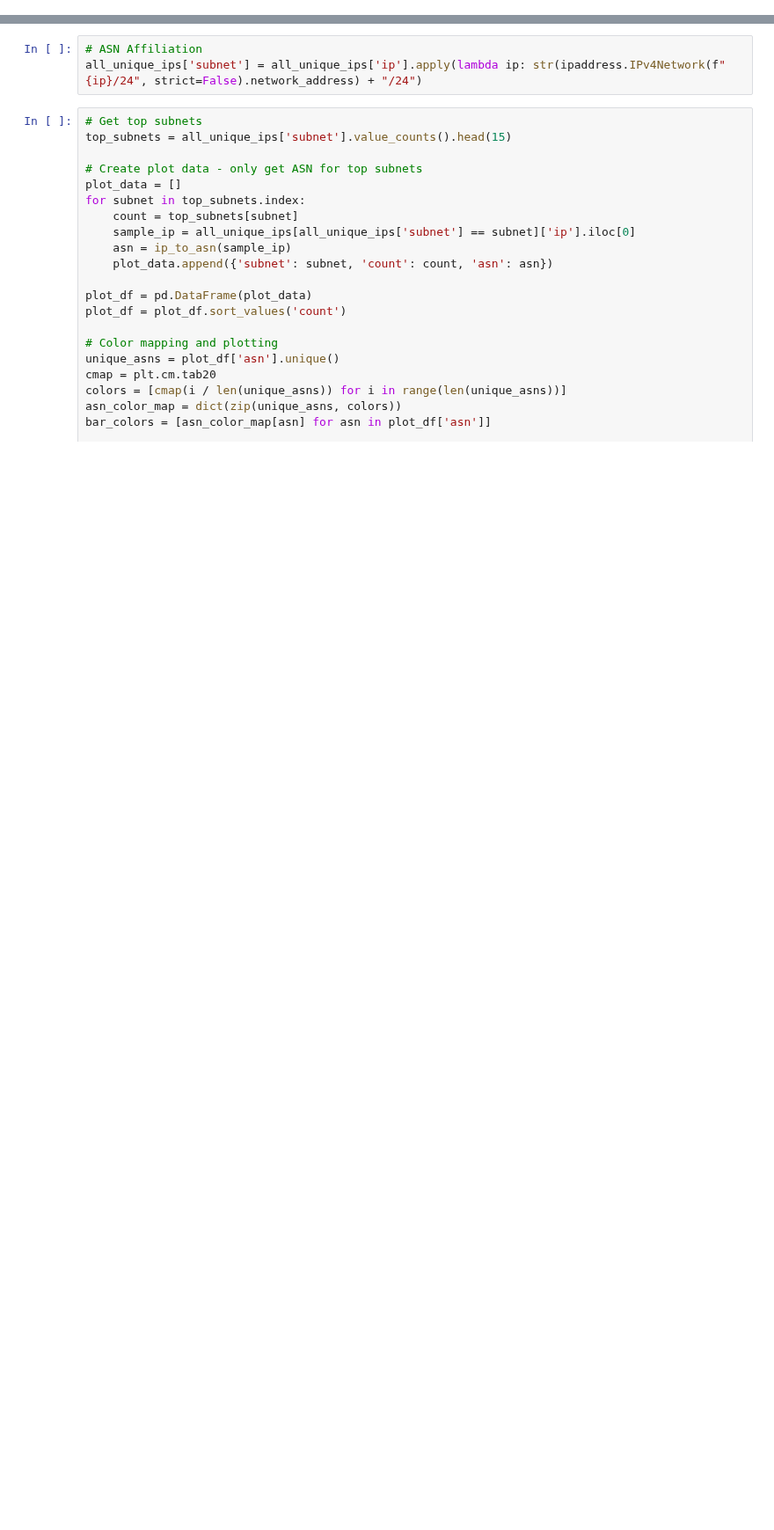
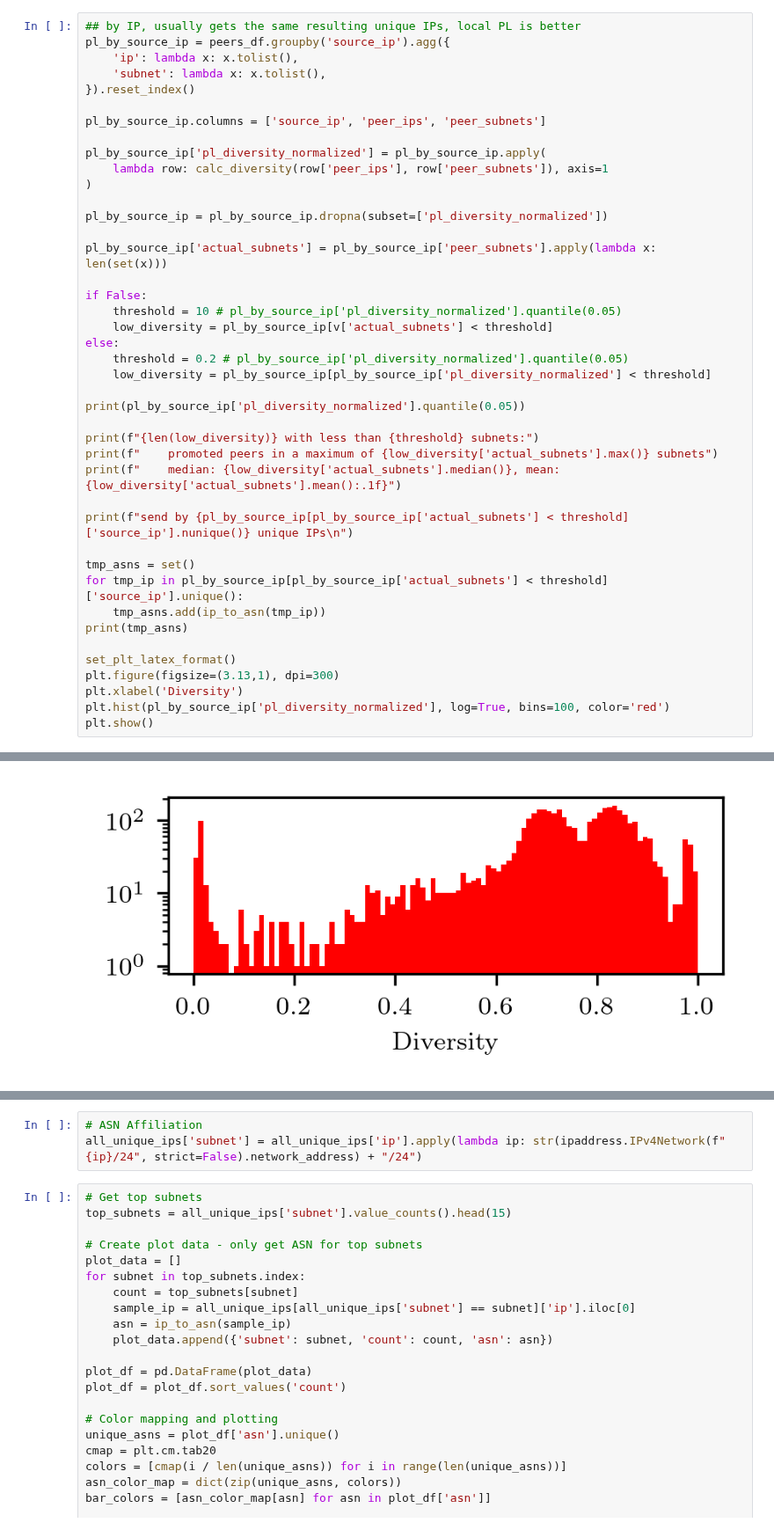
Before and after one commit to ykpyck/monero-traffic-analysis, a Jupyter notebook: final_notebook.ipynb, the cells around one changed output, grey strips where cells are left out. Shown at 88% size. Saved outputs shown, nothing was run; the diff lists cells and outputs as text; blank space fills up the shorter version.

```diff
--- a/final_notebook.ipynb
+++ b/final_notebook.ipynb
@@ -122,0 +242,43 @@ print(f"{num_sup_flag_sources} did not set their support flags")
+# %%
+## by IP, usually gets the same resulting unique IPs, local PL is better
+pl_by_source_ip = peers_df.groupby('source_ip').agg({
+    'ip': lambda x: x.tolist(),
+    'subnet': lambda x: x.tolist(),
+}).reset_index()
+
+pl_by_source_ip.columns = ['source_ip', 'peer_ips', 'peer_subnets']
+
+pl_by_source_ip['pl_diversity_normalized'] = pl_by_source_ip.apply(
+    lambda row: calc_diversity(row['peer_ips'], row['peer_subnets']), axis=1
+)
+
+pl_by_source_ip = pl_by_source_ip.dropna(subset=['pl_diversity_normalized'])
+
+pl_by_source_ip['actual_subnets'] = pl_by_source_ip['peer_subnets'].apply(lambda x: len(set(x)))
+
+if False:
+    threshold = 10 # pl_by_source_ip['pl_diversity_normalized'].quantile(0.05)
+    low_diversity = pl_by_source_ip[v['actual_subnets'] < threshold]
+else:
+    threshold = 0.2 # pl_by_source_ip['pl_diversity_normalized'].quantile(0.05)
+    low_diversity = pl_by_source_ip[pl_by_source_ip['pl_diversity_normalized'] < threshold]
+
+print(pl_by_source_ip['pl_diversity_normalized'].quantile(0.05))
+
+print(f"{len(low_diversity)} with less than {threshold} subnets:")
+print(f"    promoted peers in a maximum of {low_diversity['actual_subnets'].max()} subnets")
+print(f"    median: {low_diversity['actual_subnets'].median()}, mean: {low_diversity['actual_subnets'].mean():.1f}")
+
+print(f"send by {pl_by_source_ip[pl_by_source_ip['actual_subnets'] < threshold]['source_ip'].nunique()} unique IPs\n")
+
+tmp_asns = set()
+for tmp_ip in pl_by_source_ip[pl_by_source_ip['actual_subnets'] < threshold]['source_ip'].unique():
+    tmp_asns.add(ip_to_asn(tmp_ip))
+print(tmp_asns)
+
+set_plt_latex_format()
+plt.figure(figsize=(3.13,1), dpi=300)
+plt.xlabel('Diversity')
+plt.hist(pl_by_source_ip['pl_diversity_normalized'], log=True, bins=100, color='red')
+plt.show()
+# %% [output]
@@ -123,3 +292,4 @@ print(f"{num_sup_flag_sources} did not set their support flags")
+[figure, added]
 # %%
 # CONNECTION ANOMALIES: Ping, TS Latency,
 
```
Also changed, not shown: parts of 34 cells of this notebook, 6 other files.
